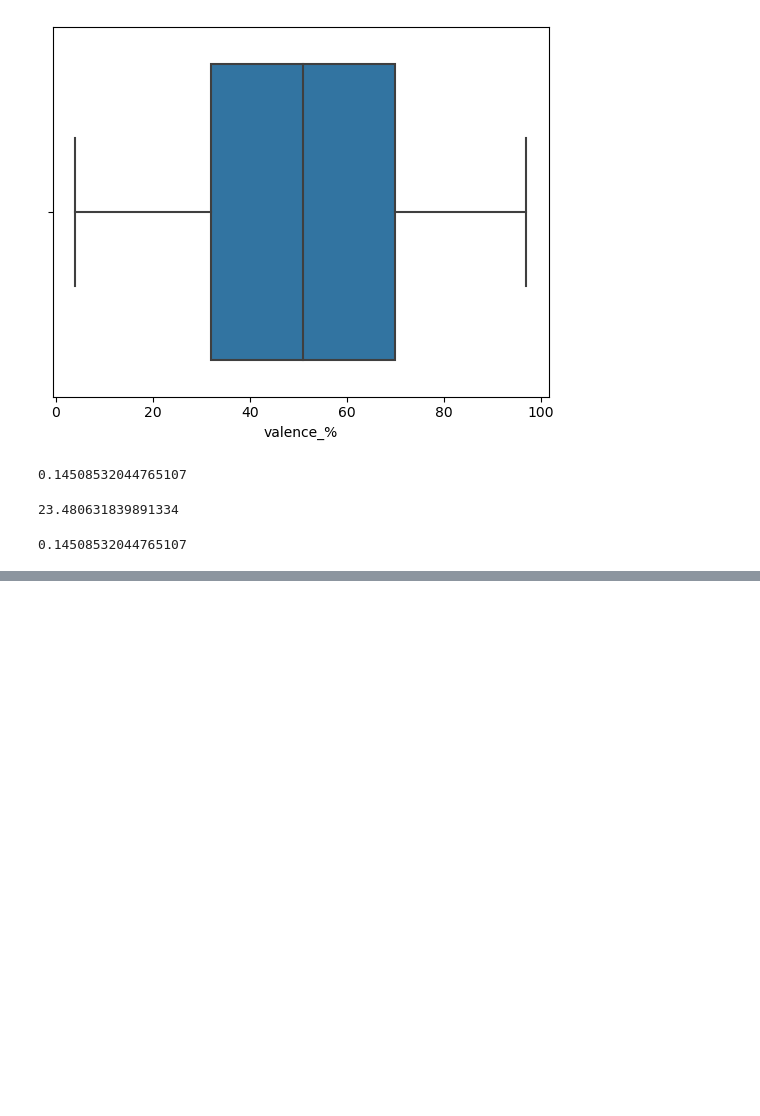
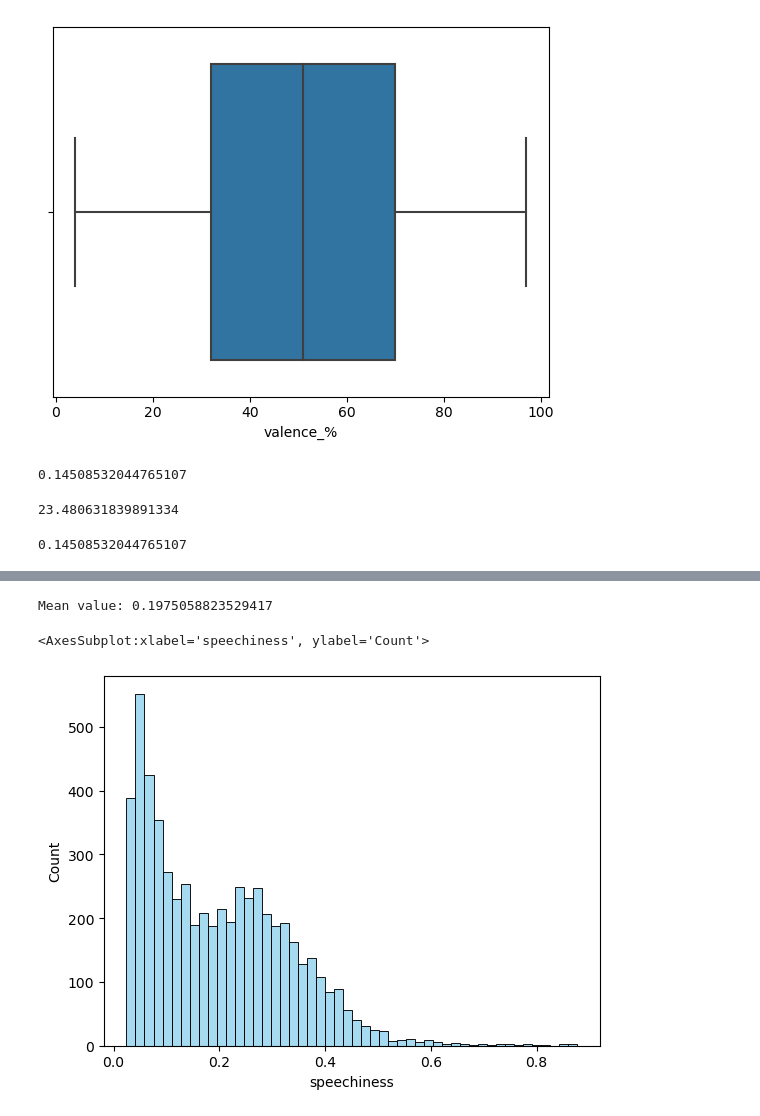
Before and after one commit to Rain0rShine/Artificial-Intelligence, a Jupyter notebook: Semester 1/Spotify/Spotify Songs.ipynb, the cells around one changed output, grey strips where cells are left out. Saved outputs shown, nothing was run; the diff lists cells and outputs as text; code cells hidden in the pictures; blank space fills up the shorter version.

```diff
--- a/Semester 1/Spotify/Spotify Songs.ipynb
+++ b/Semester 1/Spotify/Spotify Songs.ipynb
@@ -108,0 +131,13 @@ spotS["loudness"].std()
+# %%
+rap = spotS[spotS['playlist_genre'] == 'rap']
+
+# Step 2: Calculate the mean of the 'value' column
+mean_value = rap['speechiness'].mean()
+
+print("Mean value:", mean_value)
+
+sns.histplot(rap["speechiness"], bins = 50, kde=False, color='skyblue')
+# %% [output]
+Mean value: 0.1975058823529417
+<AxesSubplot:xlabel='speechiness', ylabel='Count'>
+[figure, added]
```
Also changed, not shown: parts of 12 cells of this notebook.
